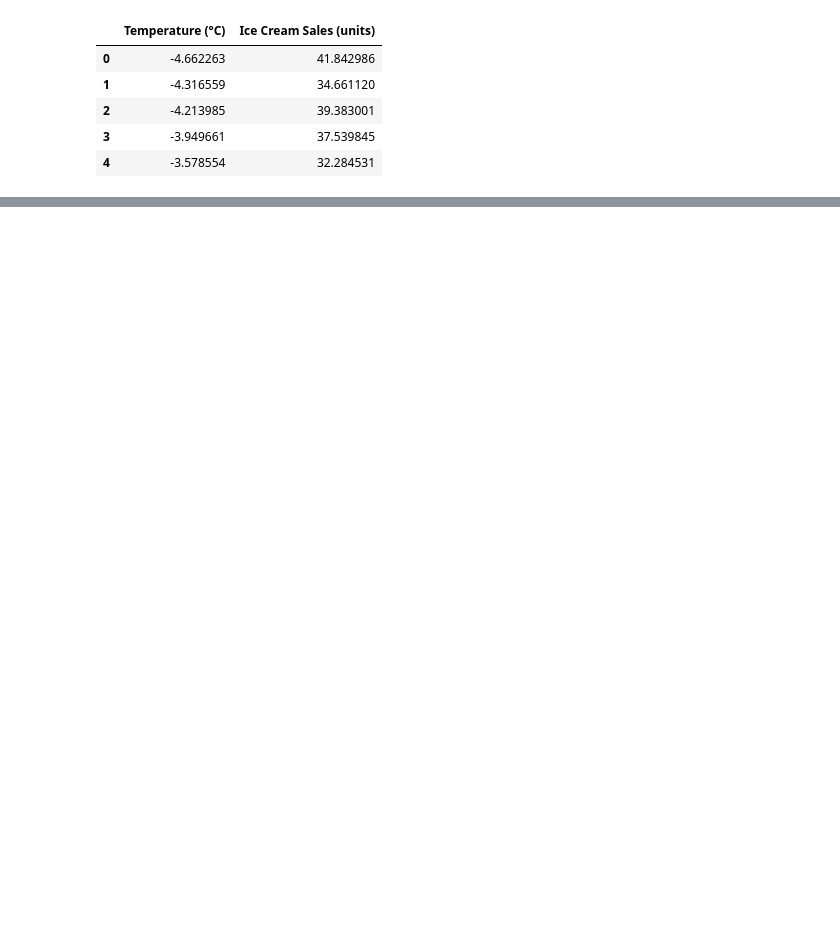
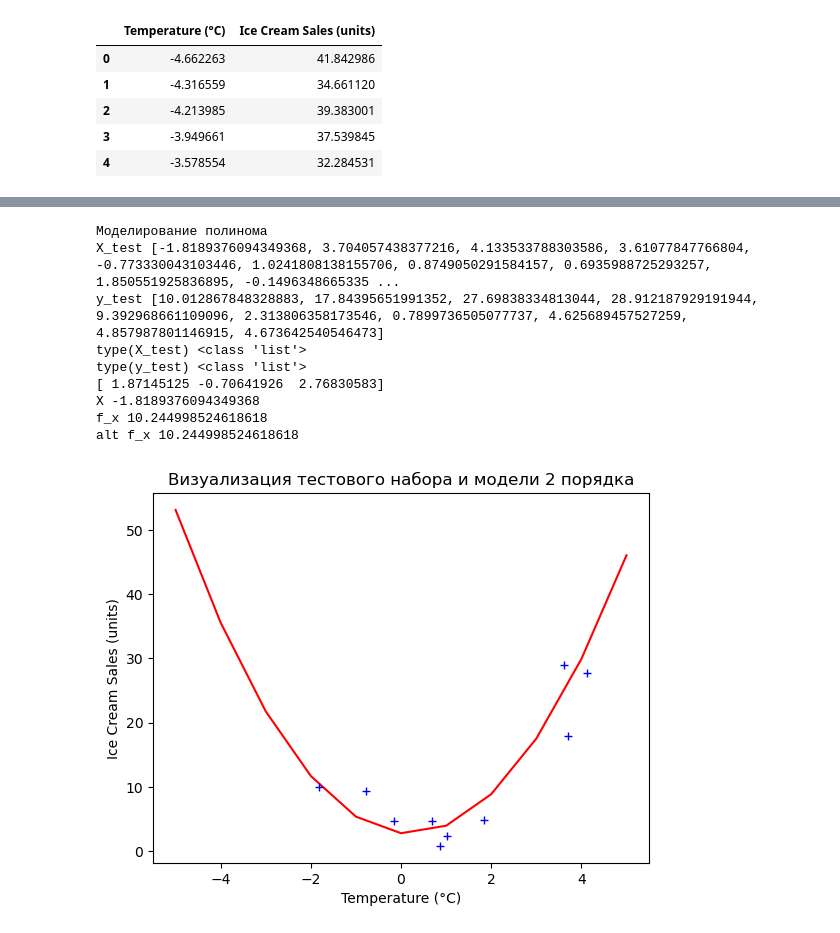
Before and after one commit to workpepa/work-clases, a Jupyter notebook: Ise_cream.ipynb, the cells around one changed output, grey strips where cells are left out. Drawn from its saved outputs; the diff is of its cells as text; code cells hidden in the pictures; blank space fills up the shorter version.

```diff
--- a/Ise_cream.ipynb
+++ b/Ise_cream.ipynb
@@ -101 +113,56 @@ X[0] -4.662262677220208
+# %%
+import numpy as np
+
+print('Моделирование полинома')
+
+print('X_test',X_test)
+print('y_test',y_test)
+
+print('type(X_test)',type(X_test))
+print('type(y_test)',type(y_test))
+
+#help(np.polyfit)
+
+coeff = np.polyfit(X_train, y_train, deg=2)
+
+def model_norder(coeff,x):
+    summands = [c*x**p for c,p in zip(coeff,list(range(0,len(coeff)))[::-1])]
+    return sum(summands)
+
+print(coeff)
+
+f_x = lambda x: coeff[0]*x**2 + coeff[1]*x + coeff[2]
+
+print('X',X_test[0])
+print('f_x',f_x(X_test[0]))
+print('alt f_x',model_norder(coeff,X_test[0]))
+
+
+#y_model2 - значение на выходе модели 2 порядка
+#y_model2 = [f_x(el) for el in X_test]
+#print('y_model2',y_model2)
+
+#Строим кривую для всего диапазона температур воздуха (вход модели)
+
+x_model2 = list(range(-5,6))
+y_model2 = [f_x(el) for el in x_model2]
+
+figure = plt.figure()
+plt.plot(x_model2,y_model2,'r-')
+plt.plot(X_test,y_test,'b+')
+plt.xlabel('Temperature (°C)')
+plt.ylabel('Ice Cream Sales (units)')
+plt.title('Визуализация тестового набора и модели 2 порядка')
+plt.show()
+# %% [output]
+Моделирование полинома
+X_test [-1.8189376094349368, 3.704057438377216, 4.133533788303586, 3.61077847766804, -0.773330043103446, 1.0241808138155706, 0.8749050291584157, 0.6935988725293257, 1.850551925836895, -0.1496348665335 ...
+y_test [10.012867848328883, 17.84395651991352, 27.69838334813044, 28.912187929191944, 9.392968661109096, 2.313806358173546, 0.7899736505077737, 4.625689457527259, 4.857987801146915, 4.673642540546473]
+type(X_test) <class 'list'>
+type(y_test) <class 'list'>
+[ 1.87145125 -0.70641926  2.76830583]
+X -1.8189376094349368
+f_x 10.244998524618618
+alt f_x 10.244998524618618
+[figure, added]
 # %%
```
Also changed, not shown: parts of 13 cells of this notebook.
